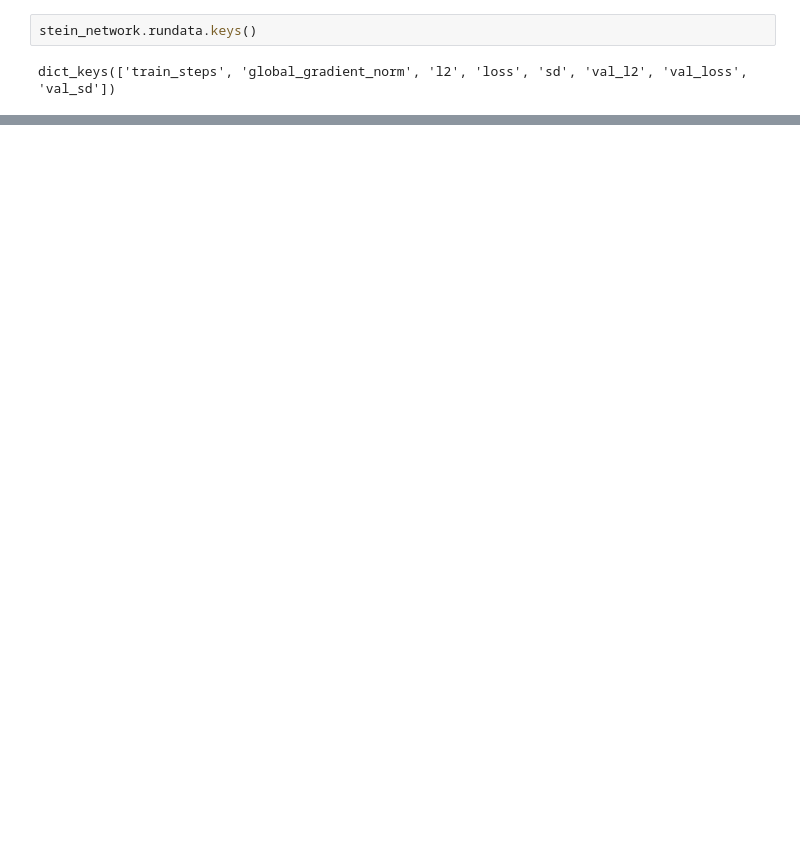
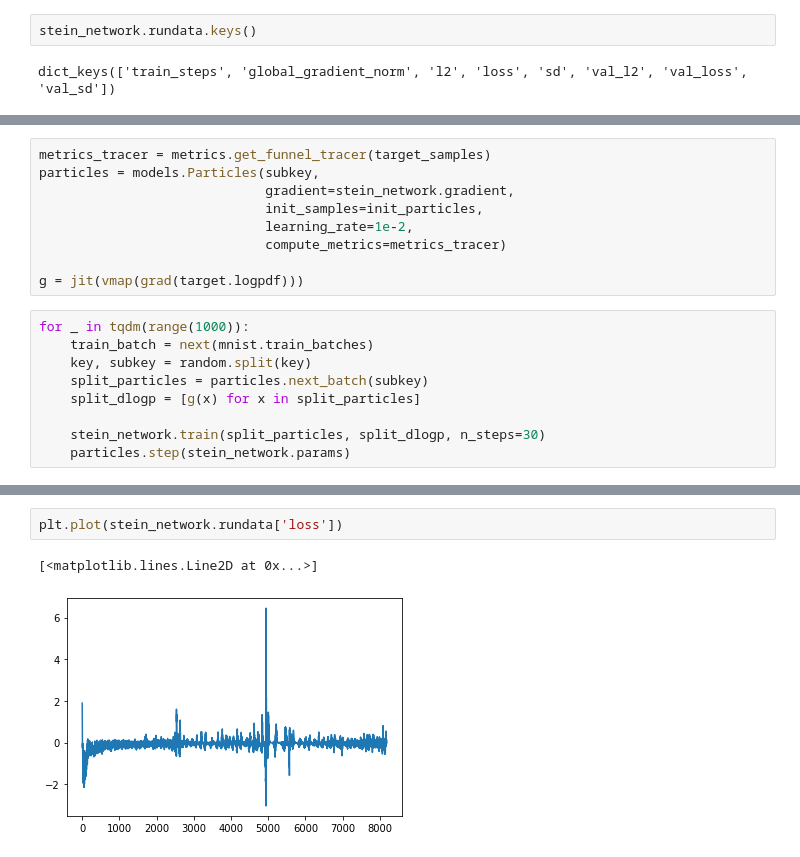
Before and after one commit to ratschlab/projects-2020-Neural-SVGD, a Jupyter notebook: notebooks/scratch/test-stein-network.ipynb, the cells around one changed output, grey strips where cells are left out. Drawn from its saved outputs; the diff is of its cells as text; blank space fills up the shorter version.

```diff
--- a/notebooks/scratch/test-stein-network.ipynb
+++ b/notebooks/scratch/test-stein-network.ipynb
@@ -151,0 +158,18 @@ dict_keys(['train_steps', 'global_gradient_norm', 'l2', 'loss', 'sd', 'val_l2',
+# %%
+metrics_tracer = metrics.get_funnel_tracer(target_samples)
+particles = models.Particles(subkey,
+                             gradient=stein_network.gradient,
+                             init_samples=init_particles,
+                             learning_rate=1e-2,
+                             compute_metrics=metrics_tracer)
+
+g = jit(vmap(grad(target.logpdf)))
+# %%
+for _ in tqdm(range(1000)):
+    train_batch = next(mnist.train_batches)
+    key, subkey = random.split(key)
+    split_particles = particles.next_batch(subkey)
+    split_dlogp = [g(x) for x in split_particles]
+
+    stein_network.train(split_particles, split_dlogp, n_steps=30)
+    particles.step(stein_network.params)
@@ -151,0 +181,5 @@ dict_keys(['train_steps', 'global_gradient_norm', 'l2', 'loss', 'sd', 'val_l2',
+# %%
+plt.plot(stein_network.rundata['loss'])
+# %% [output]
+[<matplotlib.lines.Line2D at 0x...>]
+[figure, added]
```
Also changed, not shown: parts of 12 cells of this notebook, 3 other files.
